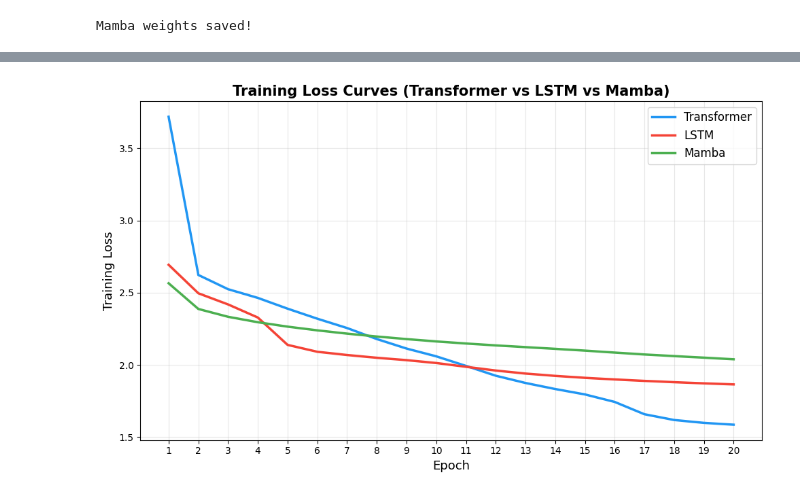
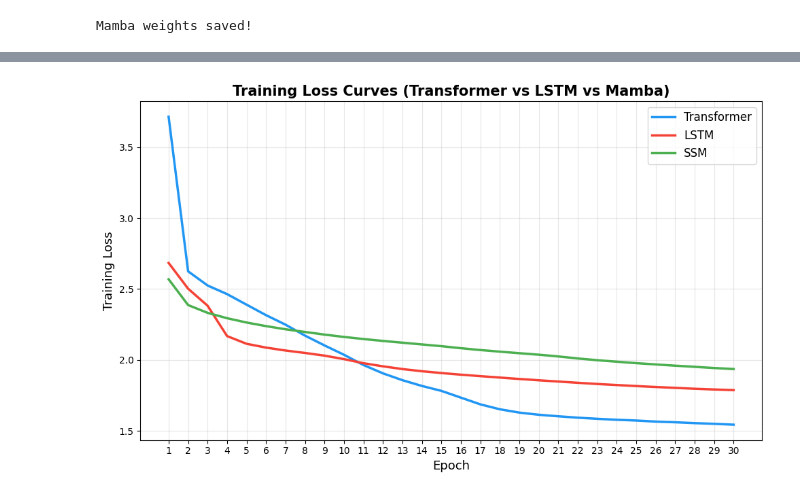
Before and after one commit to weinatalie/cs182-project, a Jupyter notebook: transformer_lm_cipher.ipynb, the cells around one changed output, grey strips where cells are left out. Drawn from its saved outputs; the diff is of its cells as text; code cells hidden in the pictures.

```diff
--- a/transformer_lm_cipher.ipynb
+++ b/transformer_lm_cipher.ipynb
@@ -1226,92 +1252,45 @@ def plot_training_curves(transformer_losses, lstm_losses, mamba_losses,
     plt.plot(epochs, transformer_losses, color=colors['transformer'],
              linewidth=2.5, label="Transformer")
 
     plt.plot(epochs, lstm_losses, color=colors['lstm'],
              linewidth=2.5, label="LSTM")
 
     plt.plot(epochs, mamba_losses, color=colors['mamba'],
-             linewidth=2.5, label="Mamba")
+             linewidth=2.5, label="SSM")
 
     # Labels and styling
     plt.xlabel("Epoch", fontsize=13)
     plt.ylabel("Training Loss", fontsize=13)
     plt.title(title, fontsize=15, fontweight='bold')
     plt.grid(True, alpha=0.3)
     plt.legend(fontsize=12)
     plt.xticks(epochs)
     plt.tight_layout()
 
     plt.show()
 
 transformer_losses = [
-    3.7186,
-    2.6227,
-    2.5242,
-    2.4640,
-    2.3894,
-    2.3199,
-    2.2553,
-    2.1790,
-    2.1132,
-    2.0592,
-    1.9930,
-    1.9250,
-    1.8748,
-    1.8329,
-    1.7954,
-    1.7434,
-    1.6582,
-    1.6183,
-    1.5984,
-    1.5858,
+    3.7141, 2.6245, 2.5246, 2.4638, 2.3895, 2.3154,
+    2.2485, 2.1713, 2.1021, 2.0362, 1.9640, 1.9053,
+    1.8570, 1.8165, 1.7816, 1.7341, 1.6866, 1.6520,
+    1.6286, 1.6133, 1.6025, 1.5928, 1.5848, 1.5781,
+    1.5726, 1.5653, 1.5604, 1.5543, 1.5496, 1.5433
 ]
 
 lstm_losses = [
-    2.6933,
-    2.4959,
-    2.4187,
-    2.3280,
-    2.1386,
-    2.0908,
-    2.0684,
-    2.0493,
-    2.0329,
-    2.0130,
-    1.9868,
-    1.9609,
-    1.9400,
-    1.9239,
-    1.9103,
-    1.8991,
-    1.8892,
-    1.8802,
-    1.8721,
-    1.8649,
+    2.6836, 2.5020, 2.3820, 2.1679, 2.1136, 2.0868,
+    2.0662, 2.0490, 2.0301, 2.0056, 1.9768, 1.9547,
+    1.9355, 1.9202, 1.9076, 1.8959, 1.8856, 1.8754,
+    1.8656, 1.8563, 1.8475, 1.8387, 1.8303, 1.8229,
+    1.8157, 1.8091, 1.8029, 1.7967, 1.7916, 1.7870
 ]
 
 mamba_losses = [
-    2.5653,
-    2.3873,
-    2.3331,
-    2.2955,
-    2.2649,
-    2.2392,
-    2.2165,
-    2.1966,
-    2.1787,
-    2.1624,
-    2.1481,
-    2.1350,
-    2.1231,
-    2.1112,
-    2.0988,
-    2.0852,
-    2.0721,
-    2.0609,
-    2.0501,
-    2.0389,
+    2.5686, 2.3866, 2.3318, 2.2939, 2.2636, 2.2383, 2.2159, 2.1970, 2.1785, 2.1619,
+    2.1472, 2.1337, 2.1214, 2.1091, 2.0968, 2.0826, 2.0696, 2.0582, 2.0472, 2.0367,
+    2.0245, 2.0102, 1.9980, 1.9875, 1.9772, 1.9681, 1.9593, 1.9512, 1.9428, 1.9356
 ]
 
 plot_training_curves(transformer_losses, lstm_losses, mamba_losses)
 # %% [output]
-[figure, old version]
+[figure, new version]
```
Also changed, not shown: parts of 12 cells of this notebook.
